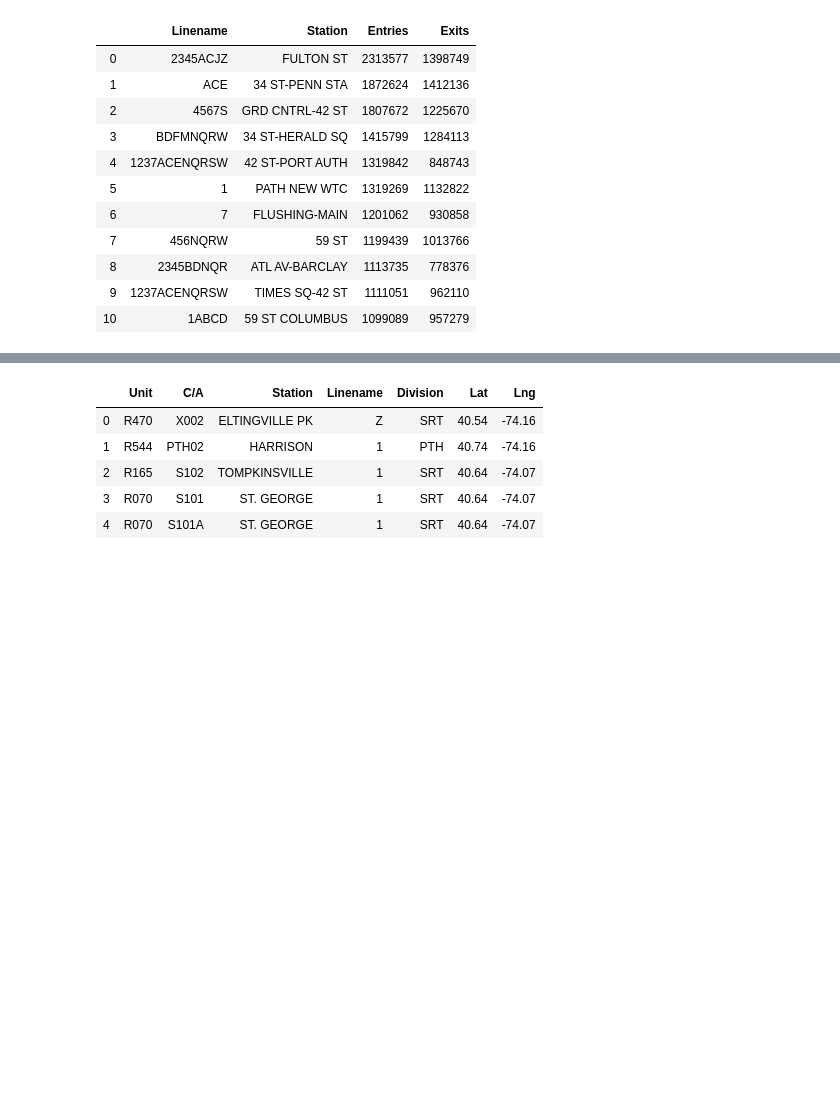
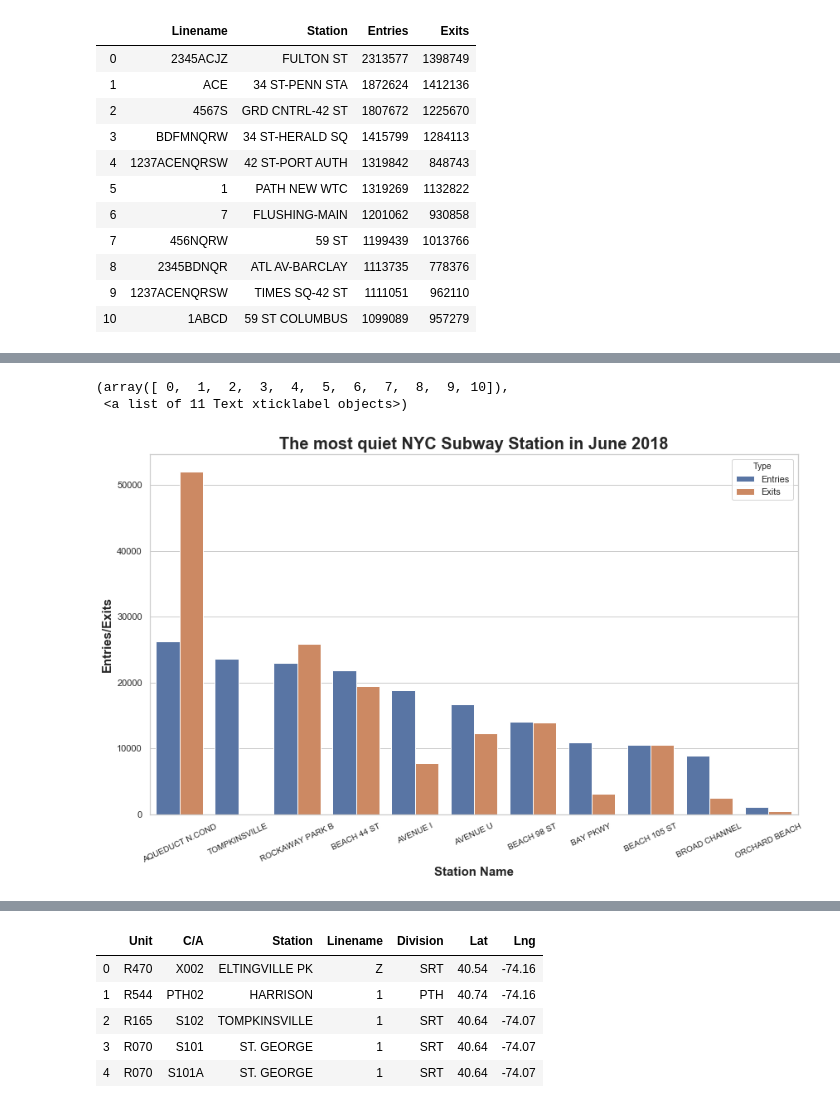
Before and after one commit to Suryantoyoga/NewYorkMTA, a Jupyter notebook: NewYorkMTAEDA.ipynb, the cells around one changed output, grey strips where cells are left out. Cells and saved outputs as stored; diff of their text form; code cells hidden in the pictures; blank space fills up the shorter version.

```diff
--- a/NewYorkMTAEDA.ipynb
+++ b/NewYorkMTAEDA.ipynb
@@ -259,0 +275,6 @@ df_line_stn_exits.head(11)
+# %%
+#Subsetting data frame by top 10 most quiet
+df3 = df_line_stn.drop(columns = ['Linename'])
+df3 = df3.tail(11)
+df4=pd.melt(df3,id_vars=['Station'],var_name='Type', value_name='Count')
+df4
@@ -259,0 +299,13 @@ df_line_stn_exits.head(11)
+# %%
+#Plot most quiet place in NYC
+plt.figure (figsize=(14,8))
+sns.set(style = "whitegrid")
+sns.barplot(df4['Station'], df4['Count'], hue = df4['Type'])
+plt.title("The most quiet NYC Subway Station in June 2018", fontsize=20, weight='bold')
+plt.xlabel("Station Name", fontsize=15, weight='bold')
+plt.ylabel("Entries/Exits", fontsize=15, weight='bold')
+plt.xticks(rotation=25, fontsize=10)
+# %% [output]
+(array([ 0,  1,  2,  3,  4,  5,  6,  7,  8,  9, 10]),
+ <a list of 11 Text xticklabel objects>)
+[figure, added]
```
Also changed, not shown: parts of 11 cells of this notebook.
